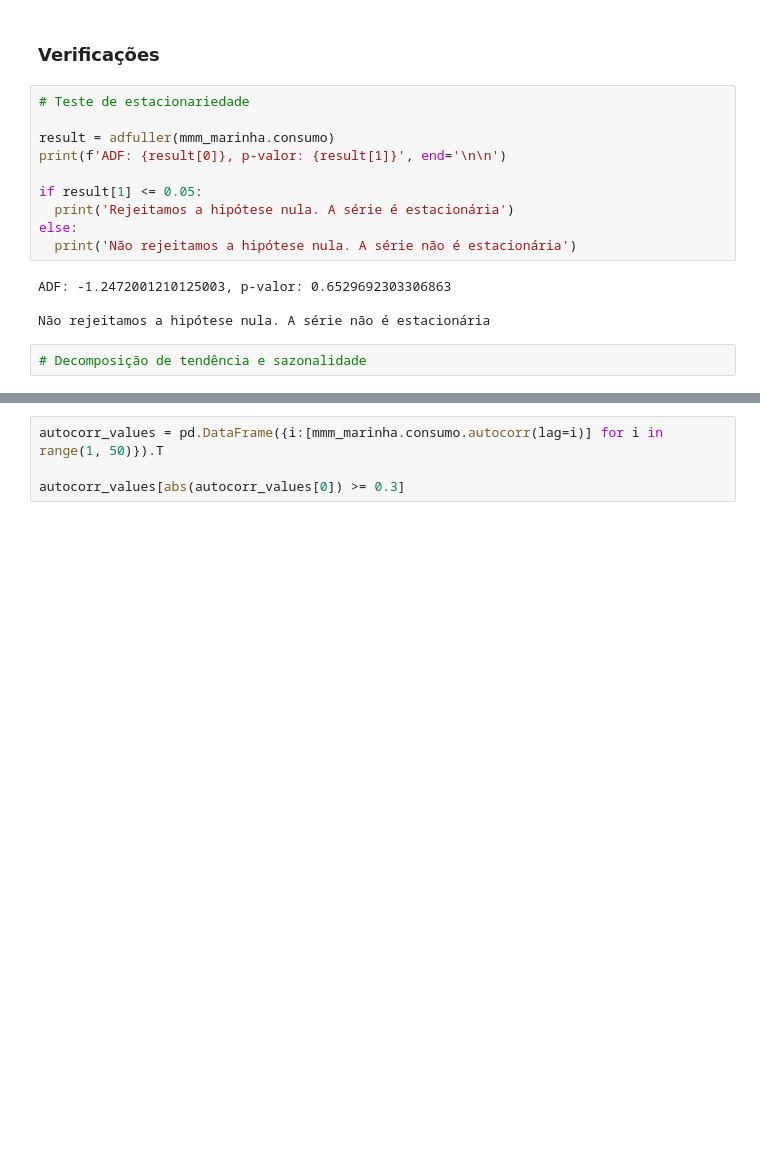
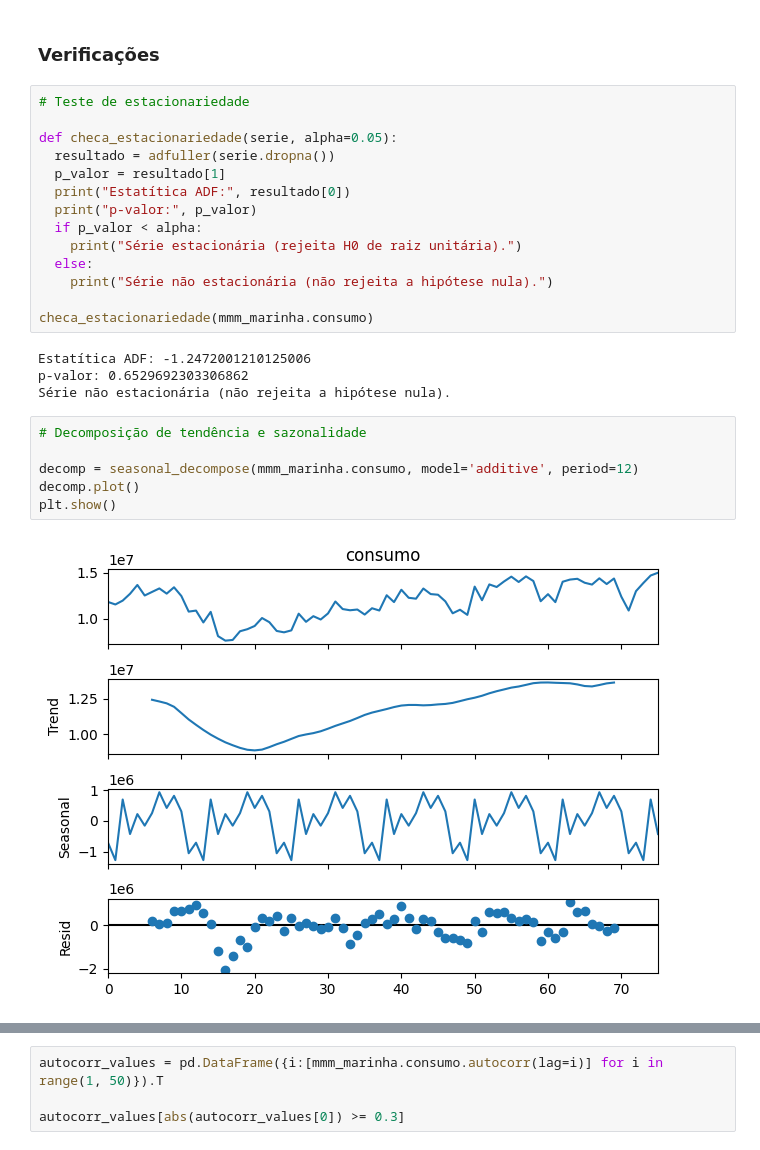
Before and after one commit to ffserro/MVP, a Jupyter notebook: mvp.ipynb, the cells around one changed output, grey strips where cells are left out. Saved outputs shown, nothing was run; the diff lists cells and outputs as text; blank space fills up the shorter version.

```diff
--- a/mvp.ipynb
+++ b/mvp.ipynb
@@ -447,19 +449,29 @@ fig.show()
 # %%
 # Teste de estacionariedade
 
-result = adfuller(mmm_marinha.consumo)
-print(f'ADF: {result[0]}, p-valor: {result[1]}', end='\n\n')
+def checa_estacionariedade(serie, alpha=0.05):
+  resultado = adfuller(serie.dropna())
+  p_valor = resultado[1]
+  print("Estatítica ADF:", resultado[0])
+  print("p-valor:", p_valor)
+  if p_valor < alpha:
+    print("Série estacionária (rejeita H0 de raiz unitária).")
+  else:
+    print("Série não estacionária (não rejeita a hipótese nula).")
 
-if result[1] <= 0.05:
-  print('Rejeitamos a hipótese nula. A série é estacionária')
-else:
-  print('Não rejeitamos a hipótese nula. A série não é estacionária')
+checa_estacionariedade(mmm_marinha.consumo)
 # %% [output]
-ADF: -1.2472001210125003, p-valor: 0.6529692303306863
-
-Não rejeitamos a hipótese nula. A série não é estacionária
+Estatítica ADF: -1.2472001210125006
+p-valor: 0.6529692303306862
+Série não estacionária (não rejeita a hipótese nula).
 # %%
 # Decomposição de tendência e sazonalidade
+
+decomp = seasonal_decompose(mmm_marinha.consumo, model='additive', period=12)
+decomp.plot()
+plt.show()
+# %% [output]
+[figure, added]
 # %%
 # Análise de autocorrelação
 
```
Also changed, not shown: parts of 8 cells of this notebook.
